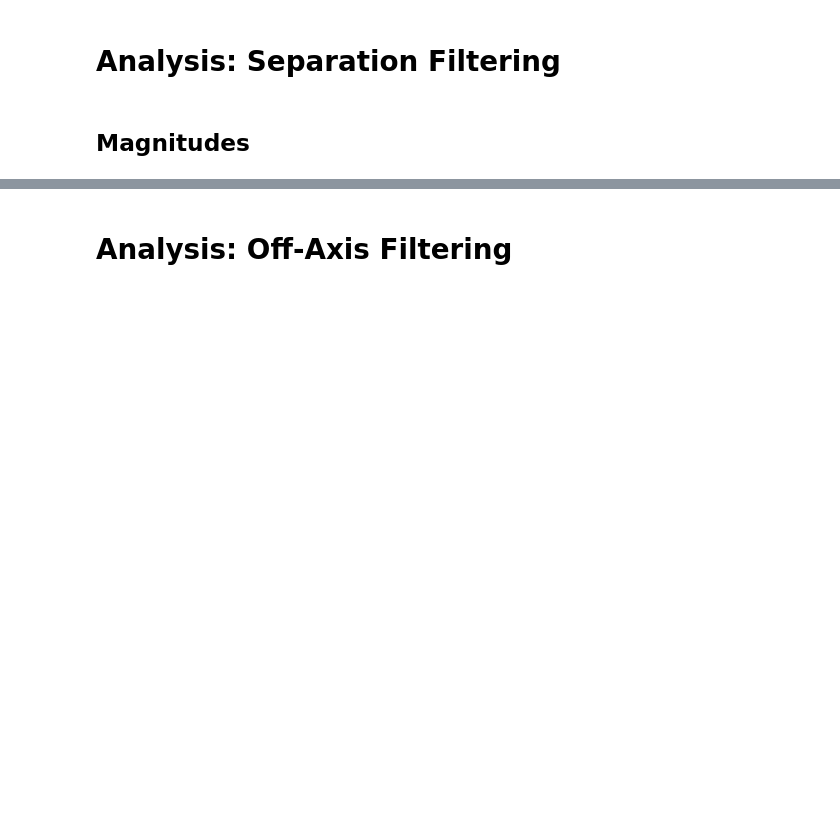
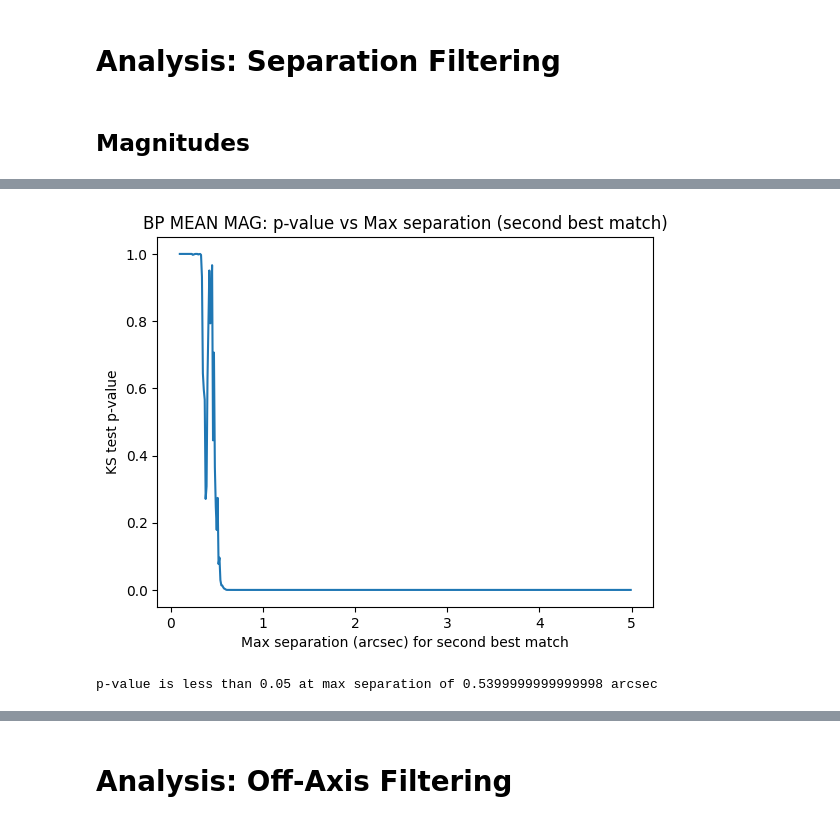
Before and after one commit to samuelperezdi/starsml, a Jupyter notebook: ks_test_dist.ipynb, the cells around one changed output, grey strips where cells are left out. Saved outputs shown, nothing was run; the diff lists cells and outputs as text; code cells hidden in the pictures; blank space fills up the shorter version.

Commit message:
updates to dif in dist

```diff
--- a/ks_test_dist.ipynb
+++ b/ks_test_dist.ipynb
@@ -295,0 +365,32 @@ p-value is less than 0.05 at max separation of 0.22999999999999995 arcsec
+# %%
+# phot_bp_mean_mag
+# FILTER BY SECOND BEST
+column = "phot_bp_mean_mag"
+filter_column = "dist_arcsec"
+filter_level = 5 # in arcsec
+filter_count = "second"
+
+levels = []
+ks_tests_pvals = []
+
+for level in np.arange(0.1, 5, 0.01):
+    ks_test = ks_test_filter(first_match, second_match, column, filter_column, filter_level = level, filter_count = "second")
+
+    levels.append(level)
+    ks_tests_pvals.append(ks_test.pvalue)
+# %%
+plt.plot(levels, ks_tests_pvals)
+plt.xlabel("Max separation (arcsec) for second best match")
+plt.ylabel("KS test p-value")
+plt.title("BP MEAN MAG: p-value vs Max separation (second best match)")
+plt.show()
+# %% [output]
+[figure, added]
+# %%
+# find the level where the p-value is 0.05
+for i in range(len(ks_tests_pvals)):
+    if ks_tests_pvals[i] < 0.05:
+        print("p-value is less than 0.05 at max separation of " + str(levels[i]) + " arcsec")
+        break
+# %% [output]
+p-value is less than 0.05 at max separation of 0.5399999999999998 arcsec
```
Also changed, not shown: parts of 29 cells of this notebook, 15 other files.
